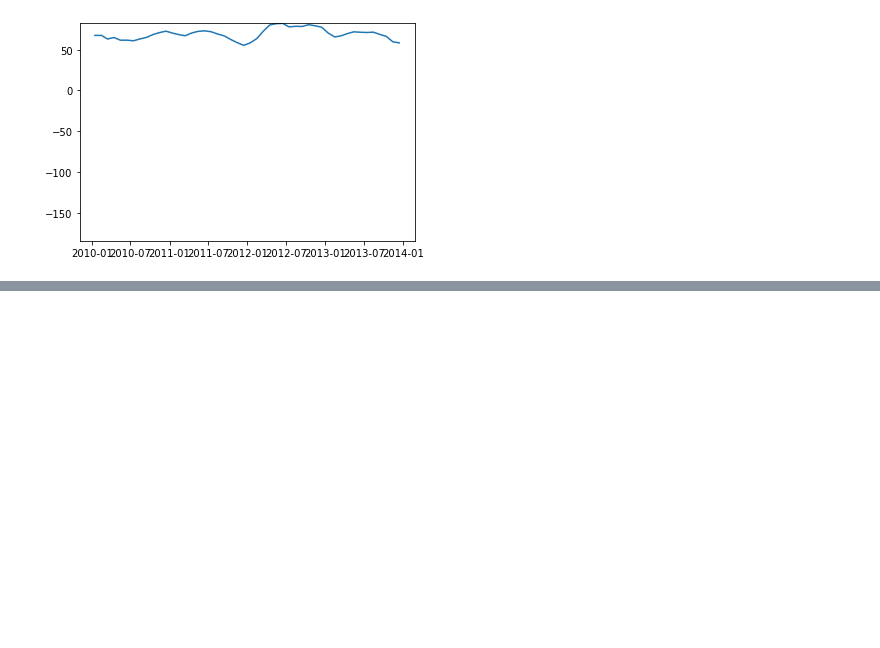
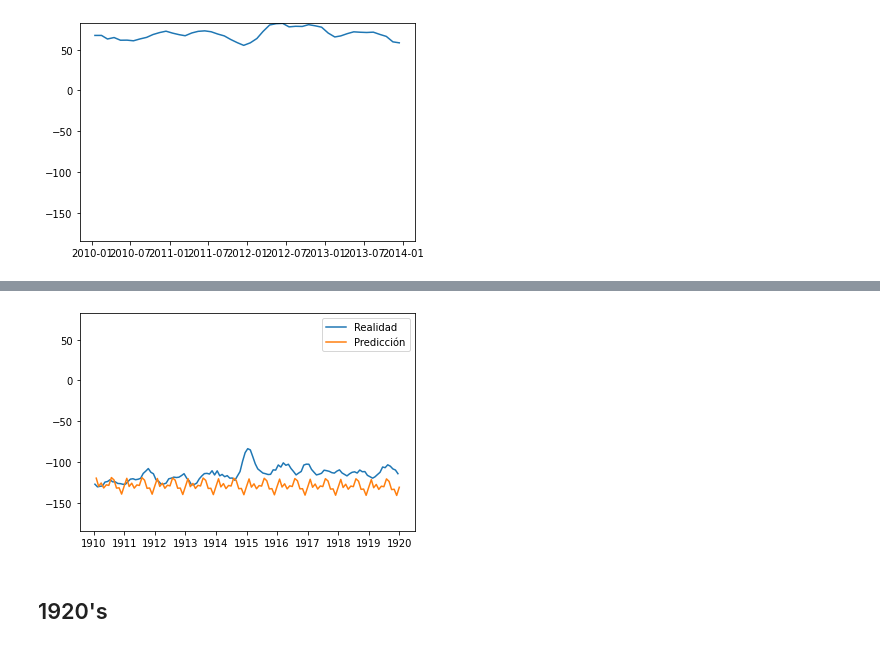
Before and after one commit to kaaiik/Proyecto-final, a Jupyter notebook: notebook/sea_level.ipynb, the cells around one changed output, grey strips where cells are left out. Saved outputs shown, nothing was run; the diff lists cells and outputs as text; code cells hidden in the pictures; blank space fills up the shorter version.

```diff
--- a/notebook/sea_level.ipynb
+++ b/notebook/sea_level.ipynb
@@ -277,0 +205,3 @@ comparador(nines_00.GMSL, nines_00_pred.yhat, sea.GMSL)
+# %%
+%matplotlib notebook
+plt.rcParams['animation.embed_limit'] = 2**128
@@ -277,0 +239,3 @@ comparador(nines_00.GMSL, nines_00_pred.yhat, sea.GMSL)
+# %%
+%matplotlib inline
+plt.rcParams['animation.embed_limit'] = 2**128
@@ -277,0 +275,2 @@ comparador(nines_00.GMSL, nines_00_pred.yhat, sea.GMSL)
+# %%
+sea.drop(['Year', 'Month'], axis=1, inplace=True)
@@ -277,0 +304,3 @@ comparador(nines_00.GMSL, nines_00_pred.yhat, sea.GMSL)
+# %%
+nines_10_pred = train_and_predict(sea.loc['1880-01-15' : '1909-12-15'])
+nines_10_pred.head()
@@ -277,0 +330,7 @@ comparador(nines_00.GMSL, nines_00_pred.yhat, sea.GMSL)
+# %%
+# Veamos la comparación de la predicción con la realidad
+comparador(nines_10.GMSL, nines_10_pred.yhat, sea.GMSL)
+# %% [output]
+[figure, added]
+# %% [markdown]
+## 1920's
```
Also changed, not shown: parts of 89 cells of this notebook, 1 other file.
